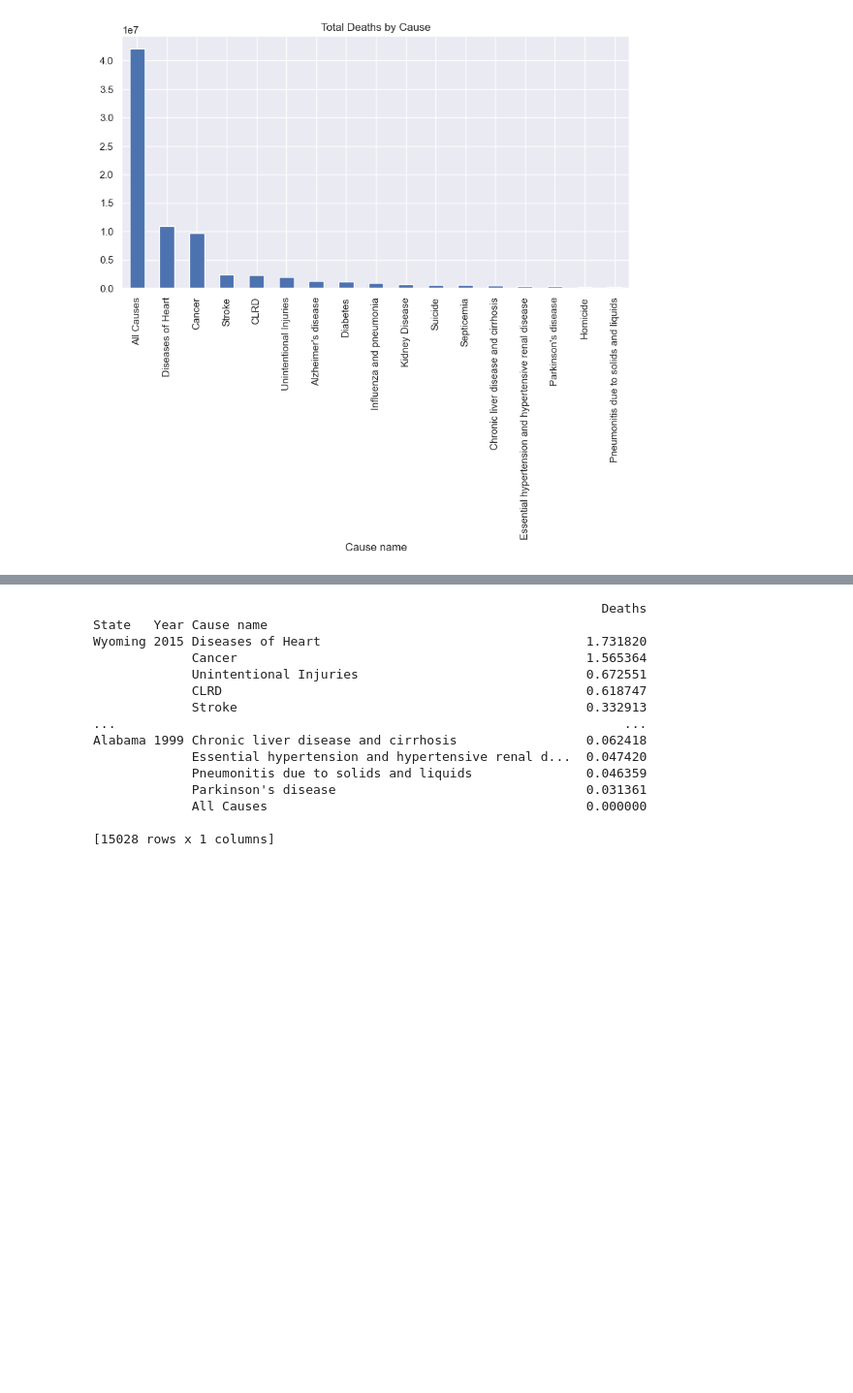
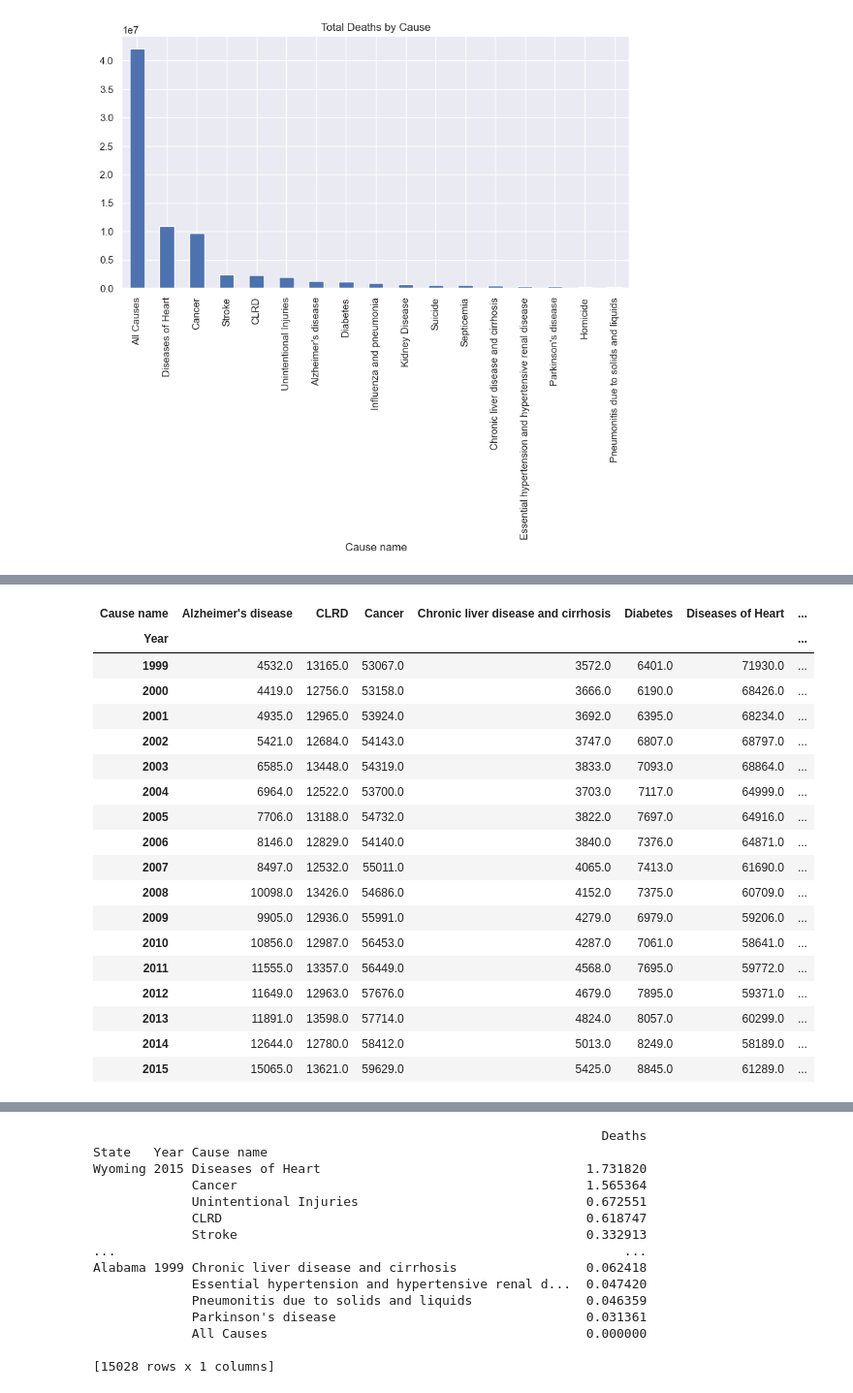
Before and after one commit to mattlehrer/research_methods_assignment_6, a Jupyter notebook: Assignment6_Group_C.ipynb, the cells around one changed output, grey strips where cells are left out. Shown at 97% size. Cells and saved outputs as stored; diff of their text form; code cells hidden in the pictures; blank space fills up the shorter version.

```diff
--- a/Assignment6_Group_C.ipynb
+++ b/Assignment6_Group_C.ipynb
@@ -161,0 +260,23 @@ plt.show()
+# %%
+# get the data just for California, for example
+states_by_year.loc['California']
+# %% [output]
+| Cause name | Alzheimer's disease | CLRD | Cancer | Chronic liver disease and cirrhosis | Diabetes | Diseases of Heart | ... |
+| Year |  |  |  |  |  |  | ... |
+| 1999 | 4532.0 | 13165.0 | 53067.0 | 3572.0 | 6401.0 | 71930.0 | ... |
+| 2000 | 4419.0 | 12756.0 | 53158.0 | 3666.0 | 6190.0 | 68426.0 | ... |
+| 2001 | 4935.0 | 12965.0 | 53924.0 | 3692.0 | 6395.0 | 68234.0 | ... |
+| 2002 | 5421.0 | 12684.0 | 54143.0 | 3747.0 | 6807.0 | 68797.0 | ... |
+| 2003 | 6585.0 | 13448.0 | 54319.0 | 3833.0 | 7093.0 | 68864.0 | ... |
+| 2004 | 6964.0 | 12522.0 | 53700.0 | 3703.0 | 7117.0 | 64999.0 | ... |
+| 2005 | 7706.0 | 13188.0 | 54732.0 | 3822.0 | 7697.0 | 64916.0 | ... |
+| 2006 | 8146.0 | 12829.0 | 54140.0 | 3840.0 | 7376.0 | 64871.0 | ... |
+| 2007 | 8497.0 | 12532.0 | 55011.0 | 4065.0 | 7413.0 | 61690.0 | ... |
+| 2008 | 10098.0 | 13426.0 | 54686.0 | 4152.0 | 7375.0 | 60709.0 | ... |
+| 2009 | 9905.0 | 12936.0 | 55991.0 | 4279.0 | 6979.0 | 59206.0 | ... |
+| 2010 | 10856.0 | 12987.0 | 56453.0 | 4287.0 | 7061.0 | 58641.0 | ... |
+| 2011 | 11555.0 | 13357.0 | 56449.0 | 4568.0 | 7695.0 | 59772.0 | ... |
+| 2012 | 11649.0 | 12963.0 | 57676.0 | 4679.0 | 7895.0 | 59371.0 | ... |
+| 2013 | 11891.0 | 13598.0 | 57714.0 | 4824.0 | 8057.0 | 60299.0 | ... |
+| 2014 | 12644.0 | 12780.0 | 58412.0 | 5013.0 | 8249.0 | 58189.0 | ... |
+| 2015 | 15065.0 | 13621.0 | 59629.0 | 5425.0 | 8845.0 | 61289.0 | ... |
```
Also changed, not shown: parts of 9 cells of this notebook.
